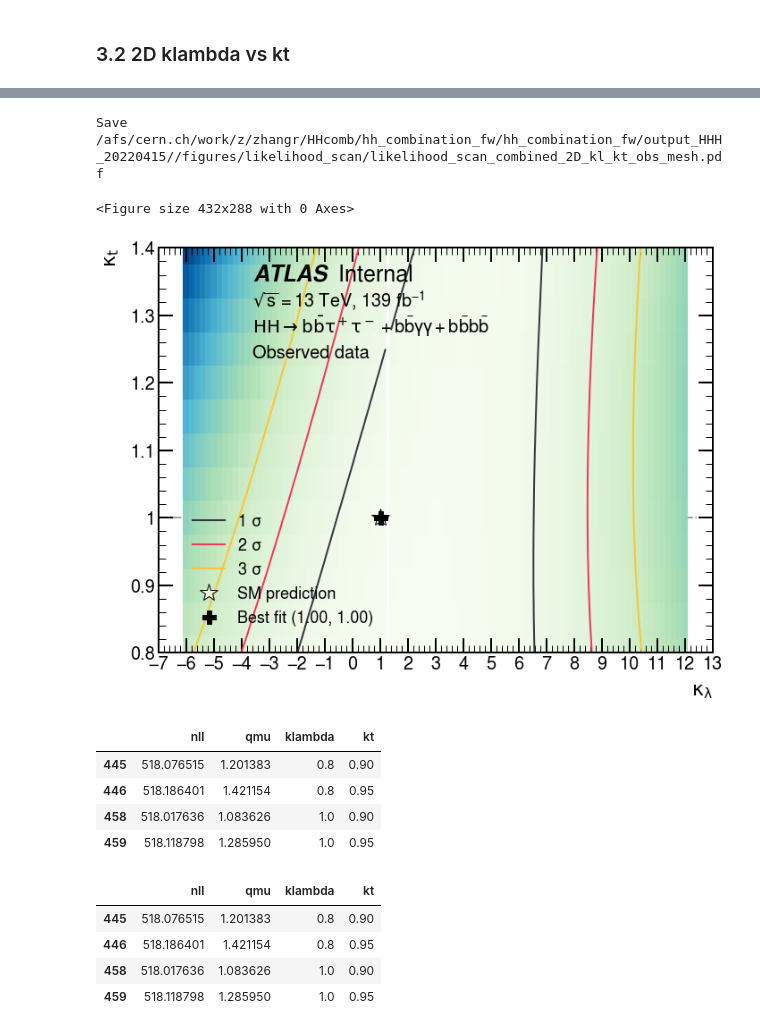
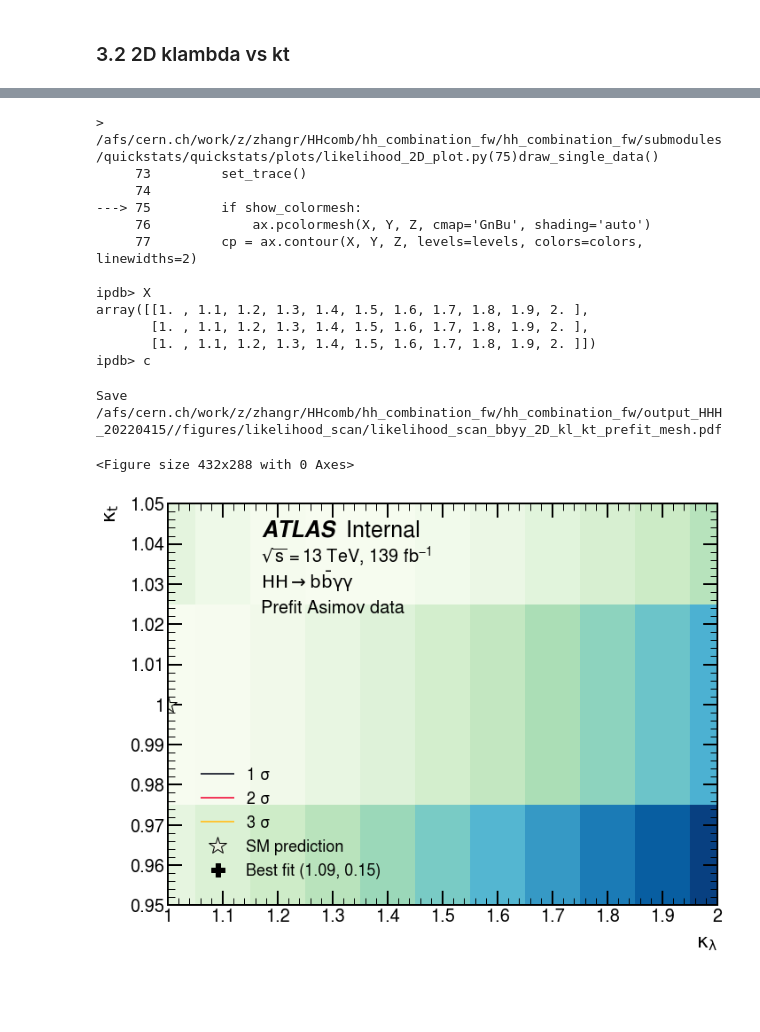
Before and after one commit to dyl64/hh_combination_fw, a Jupyter notebook: tutorials/HHH2022/GenPlots.ipynb, the cells around one changed output, grey strips where cells are left out. Cells and saved outputs as stored; diff of their text form; code cells hidden in the pictures; blank space fills up the shorter version.

```diff
--- a/tutorials/HHH2022/GenPlots.ipynb
+++ b/tutorials/HHH2022/GenPlots.ipynb
@@ -664,22 +674,18 @@ Save /afs/cern.ch/work/z/zhangr/HHcomb/hh_combination_fw/hh_combination_fw/outpu
-# %%
-df = plot_kl_kt('2D_kl_kt', 'obs', 'combined', True)
-# %% [output]
-Save /afs/cern.ch/work/z/zhangr/HHcomb/hh_combination_fw/hh_combination_fw/output_HHH_20220415//figures/likelihood_scan/likelihood_scan_combined_2D_kl_kt_obs_mesh.pdf
-<Figure size 432x288 with 0 Axes>
-[figure, removed]
-# %%
-df[(df['klambda']>=0.8) & (df['klambda']<=1.2) & (df['kt']>=0.9) & (df['kt']<=1)]
-# %% [output]
-|  | nll | qmu | klambda | kt |
-| 445 | 518.076515 | 1.201383 | 0.8 | 0.90 |
-| 446 | 518.186401 | 1.421154 | 0.8 | 0.95 |
-| 458 | 518.017636 | 1.083626 | 1.0 | 0.90 |
-| 459 | 518.118798 | 1.285950 | 1.0 | 0.95 |
-# %%
-df
-# %% [output]
-|  | nll | qmu | klambda | kt |
-| 445 | 518.076515 | 1.201383 | 0.8 | 0.90 |
-| 446 | 518.186401 | 1.421154 | 0.8 | 0.95 |
-| 458 | 518.017636 | 1.083626 | 1.0 | 0.90 |
-| 459 | 518.118798 | 1.285950 | 1.0 | 0.95 |
+# %%
+df = plot_kl_kt('2D_kl_kt', 'prefit', 'bbyy', True, ymin=0.95, ymax=1.05, xmin=1, xmax=2)
+# %% [output]
+> /afs/cern.ch/work/z/zhangr/HHcomb/hh_combination_fw/hh_combination_fw/submodules/quickstats/quickstats/plots/likelihood_2D_plot.py(75)draw_single_data()
+     73         set_trace()
+     74
+---> 75         if show_colormesh:
+     76             ax.pcolormesh(X, Y, Z, cmap='GnBu', shading='auto')
+     77         cp = ax.contour(X, Y, Z, levels=levels, colors=colors, linewidths=2)
+
+ipdb> X
+array([[1. , 1.1, 1.2, 1.3, 1.4, 1.5, 1.6, 1.7, 1.8, 1.9, 2. ],
+       [1. , 1.1, 1.2, 1.3, 1.4, 1.5, 1.6, 1.7, 1.8, 1.9, 2. ],
+       [1. , 1.1, 1.2, 1.3, 1.4, 1.5, 1.6, 1.7, 1.8, 1.9, 2. ]])
+ipdb> c
+Save /afs/cern.ch/work/z/zhangr/HHcomb/hh_combination_fw/hh_combination_fw/output_HHH_20220415//figures/likelihood_scan/likelihood_scan_bbyy_2D_kl_kt_prefit_mesh.pdf
+<Figure size 432x288 with 0 Axes>
+[figure, added]
```
Also changed, not shown: parts of 20 cells of this notebook, 3 other files.
